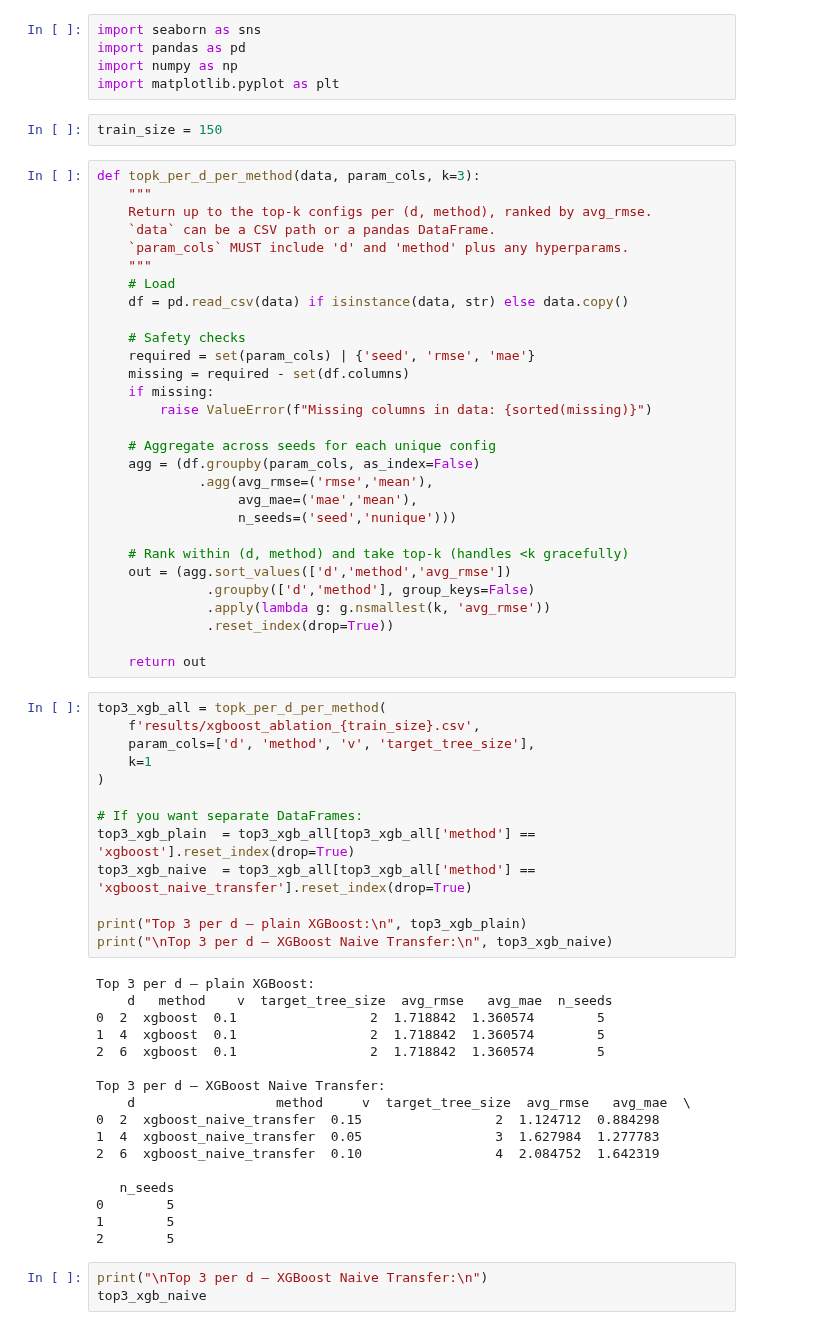
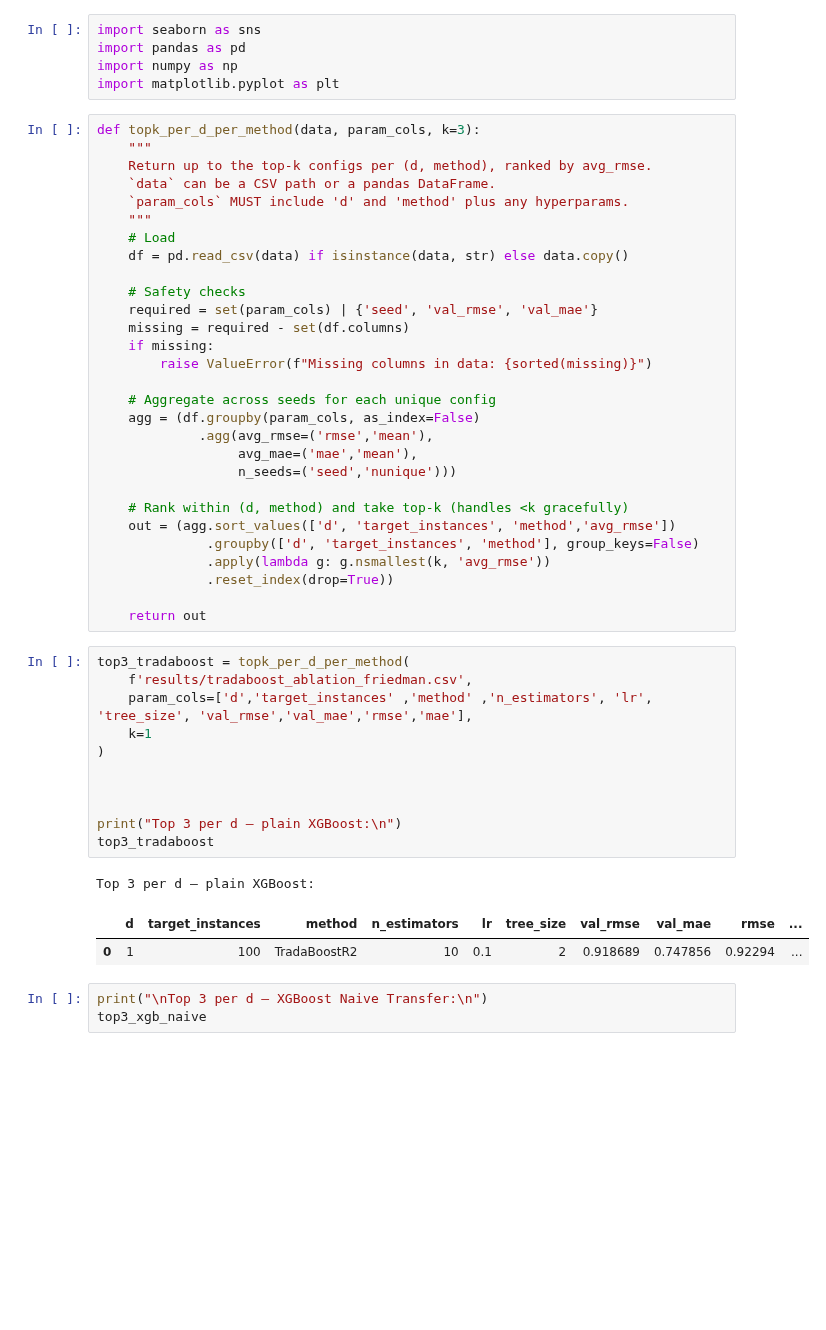
Before and after one commit to DageBjorne/transfertreeboost, a Jupyter notebook: experiments/viz.ipynb, the cells around one changed output. Drawn from its saved outputs; the diff is of its cells as text; blank space fills up the shorter version.

```diff
--- a/experiments/viz.ipynb
+++ b/experiments/viz.ipynb
@@ -3,8 +3,6 @@ import seaborn as sns
 import pandas as pd
 import numpy as np
 import matplotlib.pyplot as plt
-# %%
-train_size = 150
 # %%
 def topk_per_d_per_method(data, param_cols, k=3):
     """
@@ -16,7 +14,7 @@ def topk_per_d_per_method(data, param_cols, k=3):
     df = pd.read_csv(data) if isinstance(data, str) else data.copy()
 
     # Safety checks
-    required = set(param_cols) | {'seed', 'rmse', 'mae'}
+    required = set(param_cols) | {'seed', 'val_rmse', 'val_mae'}
     missing = required - set(df.columns)
     if missing:
         raise ValueError(f"Missing columns in data: {sorted(missing)}")
@@ -28,42 +26,27 @@ def topk_per_d_per_method(data, param_cols, k=3):
                   n_seeds=('seed','nunique')))
 
     # Rank within (d, method) and take top-k (handles <k gracefully)
-    out = (agg.sort_values(['d','method','avg_rmse'])
-              .groupby(['d','method'], group_keys=False)
+    out = (agg.sort_values(['d', 'target_instances', 'method','avg_rmse'])
+              .groupby(['d', 'target_instances', 'method'], group_keys=False)
               .apply(lambda g: g.nsmallest(k, 'avg_rmse'))
               .reset_index(drop=True))
 
     return out
 # %%
-top3_xgb_all = topk_per_d_per_method(
-    f'results/xgboost_ablation_{train_size}.csv',
-    param_cols=['d', 'method', 'v', 'target_tree_size'],
+top3_tradaboost = topk_per_d_per_method(
+    f'results/tradaboost_ablation_friedman.csv',
+    param_cols=['d','target_instances' ,'method' ,'n_estimators', 'lr', 'tree_size', 'val_rmse','val_mae','rmse','mae'],
     k=1
 )
 
-# If you want separate DataFrames:
-top3_xgb_plain  = top3_xgb_all[top3_xgb_all['method'] == 'xgboost'].reset_index(drop=True)
-top3_xgb_naive  = top3_xgb_all[top3_xgb_all['method'] == 'xgboost_naive_transfer'].reset_index(drop=True)
 
-print("Top 3 per d — plain XGBoost:\n", top3_xgb_plain)
-print("\nTop 3 per d — XGBoost Naive Transfer:\n", top3_xgb_naive)
+
+print("Top 3 per d — plain XGBoost:\n")
+top3_tradaboost
 # %% [output]
 Top 3 per d — plain XGBoost:
-    d   method    v  target_tree_size  avg_rmse   avg_mae  n_seeds
-0  2  xgboost  0.1                 2  1.718842  1.360574        5
-1  4  xgboost  0.1                 2  1.718842  1.360574        5
-2  6  xgboost  0.1                 2  1.718842  1.360574        5
-
-Top 3 per d — XGBoost Naive Transfer:
-    d                  method     v  target_tree_size  avg_rmse   avg_mae  \
-0  2  xgboost_naive_transfer  0.15                 2  1.124712  0.884298
-1  4  xgboost_naive_transfer  0.05                 3  1.627984  1.277783
-2  6  xgboost_naive_transfer  0.10                 4  2.084752  1.642319
-
-   n_seeds
-0        5
-1        5
-2        5
+|  | d | target_instances | method | n_estimators | lr | tree_size | val_rmse | val_mae | rmse | ... |
+| 0 | 1 | 100 | TradaBoostR2 | 10 | 0.1 | 2 | 0.918689 | 0.747856 | 0.92294 | ... |
 # %%
 print("\nTop 3 per d — XGBoost Naive Transfer:\n")
 top3_xgb_naive
```
Also changed, not shown: 3 other files.
